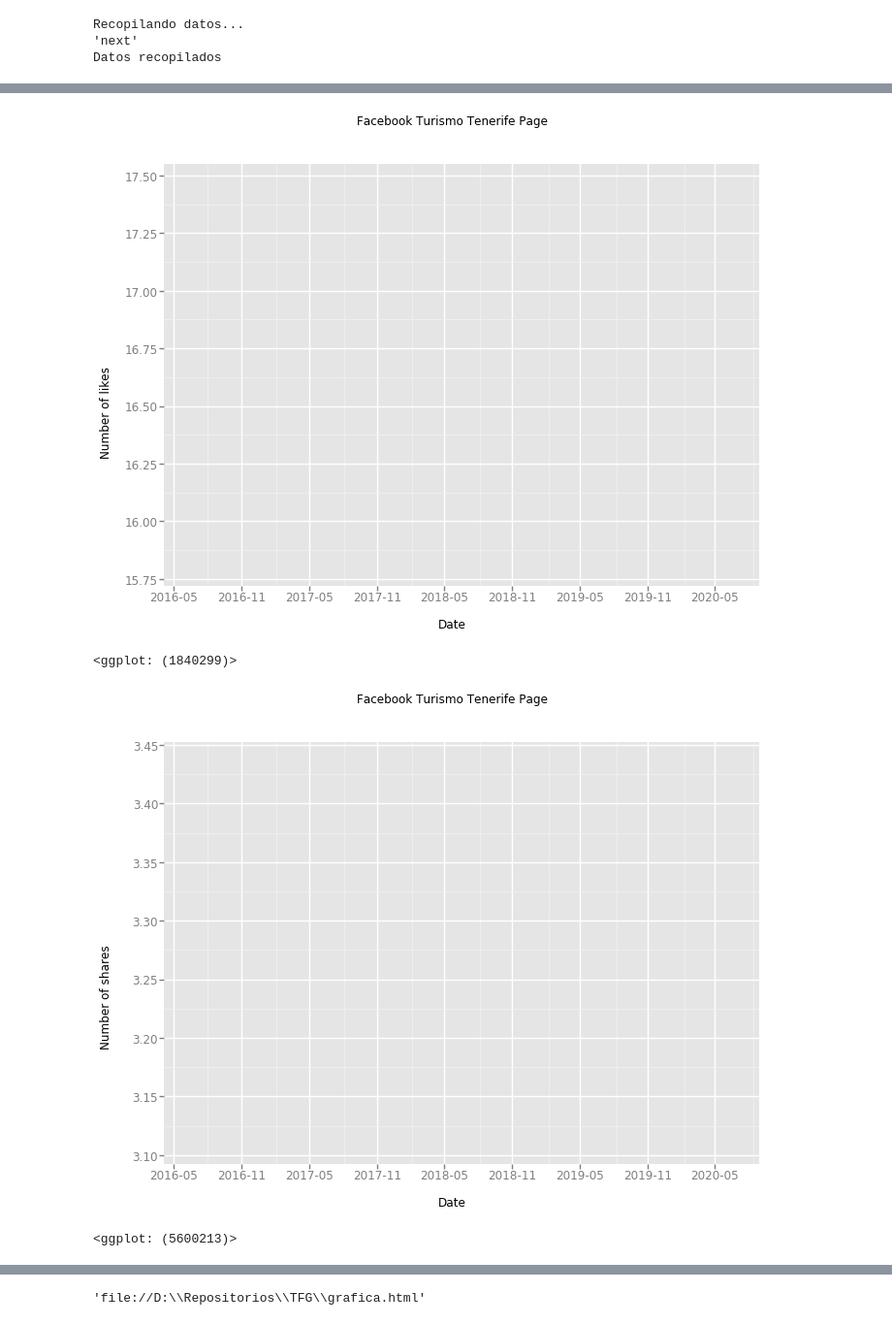
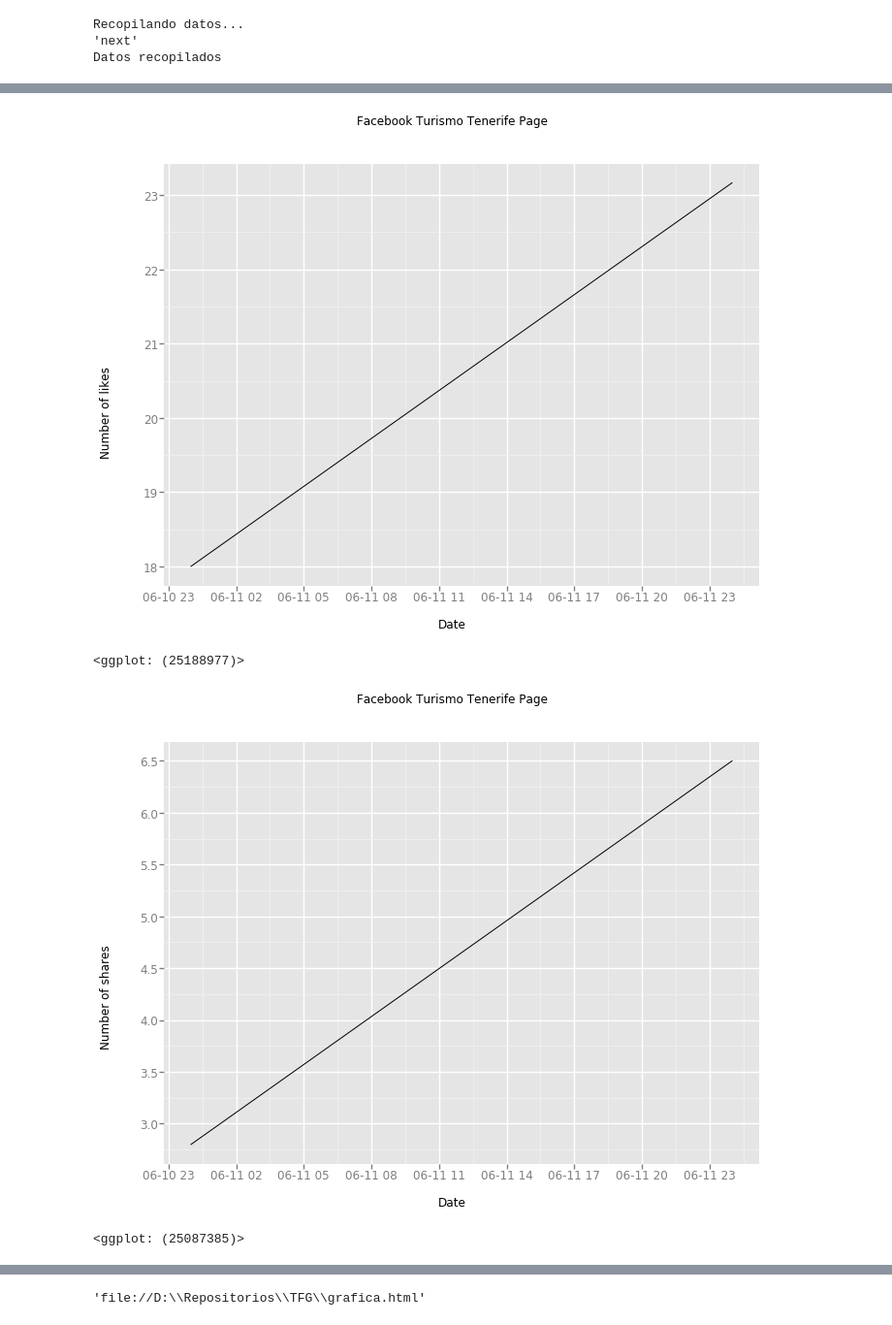
Before and after one commit to alu0100767803/TFG, a Jupyter notebook: Untitled.ipynb, the cells around one changed output, grey strips where cells are left out. Shown: that part at 97% size. Cells and saved outputs as stored; diff of their text form; code cells hidden in the pictures.

```diff
--- a/Untitled.ipynb
+++ b/Untitled.ipynb
@@ -42,12 +42,12 @@ collection_comments.delete_many({})
 # %% [output]
 <pymongo.results.DeleteResult at 0x...>
 # %%
-id = "215473732566847"              # id de la página que va a ser analizada
+id = "turismoTenerife"              # id de la página que va a ser analizada
 """Páginas usadas
  * tenerifevacanze
  * VisitTenerifeES
  * siampark
- * 215473732566847"""
+ * turismoTenerife"""
 
 
 
@@ -351,19 +281,19 @@ df_comments_ts = df_comments_ts['2015-01-01':]
 df_posts['date'] = df_posts['created_time'].apply(pandas.to_datetime)
 df_posts_ts = df_posts.set_index(['date'])
 df_posts_ts = df_posts_ts[:'2015-01-01']
-print(df_posts_ts)
+print(df_posts)
 
 #Creamos un data frame que contiene la cantidad promedio de likes y shares por semana
-dx = df_posts_ts.resample('W').mean()
+dx = df_posts_ts.resample('D').mean()
 dx.index.name = 'date'
 dx = dx.reset_index()
+
 print(dx)
 
 #Mostramos el progreso de likes
 p = ggplot(dx, aes(x = 'date', y = 'likes')) + geom_line()
 p = p + xlab("Date") + ylab("Number of likes") + ggtitle("Facebook Turismo Tenerife Page")
 print(p)
-
 #Mostramos el progreso de shares
 p = ggplot(dx, aes(x = 'date', y = 'shares')) + geom_line()
 p = p + xlab("Date") + ylab("Number of shares") + ggtitle("Facebook Turismo Tenerife Page")
@@ -389,5 +319,5 @@ date
-[figure, old version]
+[figure, new version]
-<ggplot: (1840299)>
+<ggplot: (25188977)>
-[figure, old version]
+[figure, new version]
-<ggplot: (5600213)>
+<ggplot: (25087385)>
 # %%
```
Also changed, not shown: parts of 24 cells of this notebook, 27 other files.
